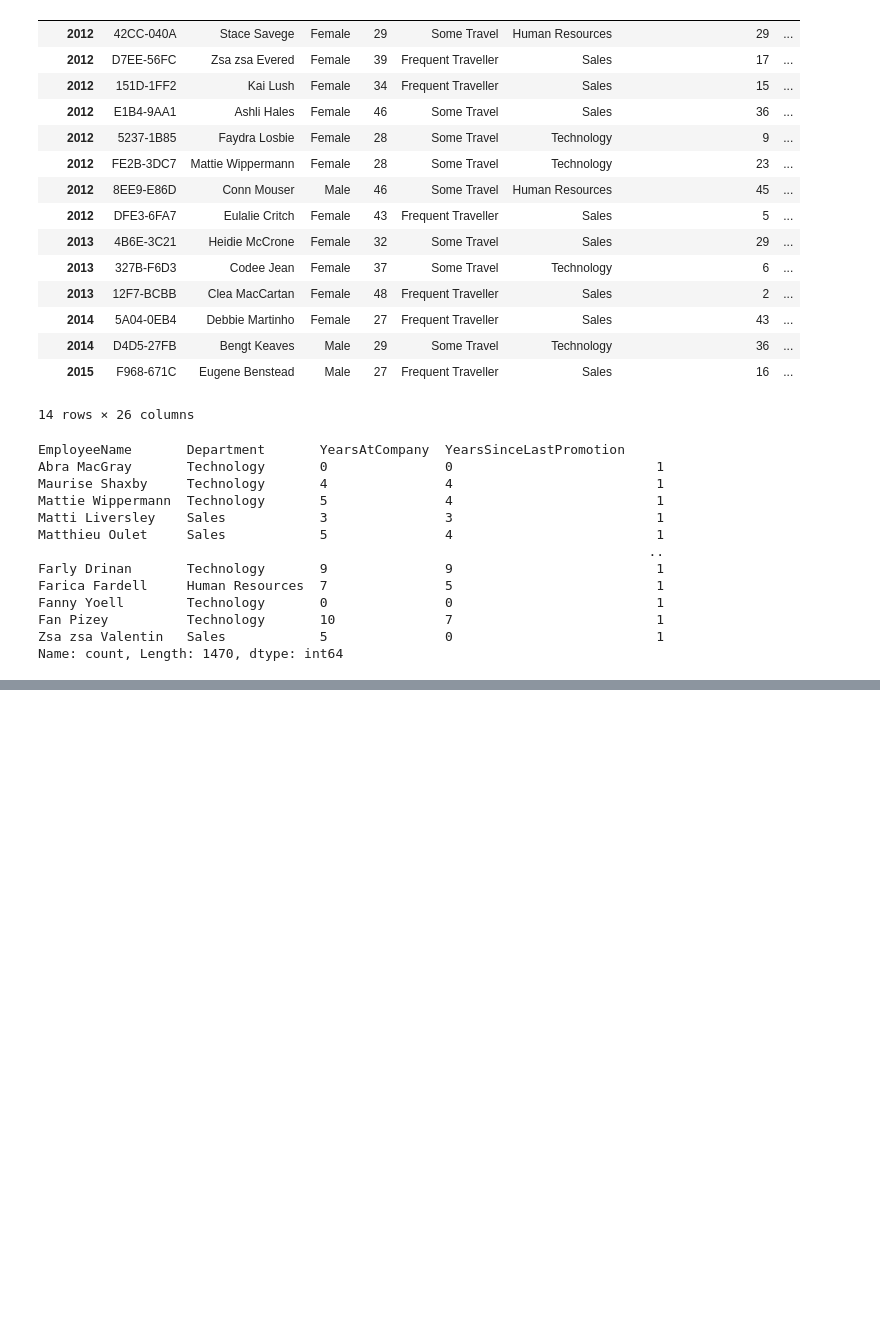
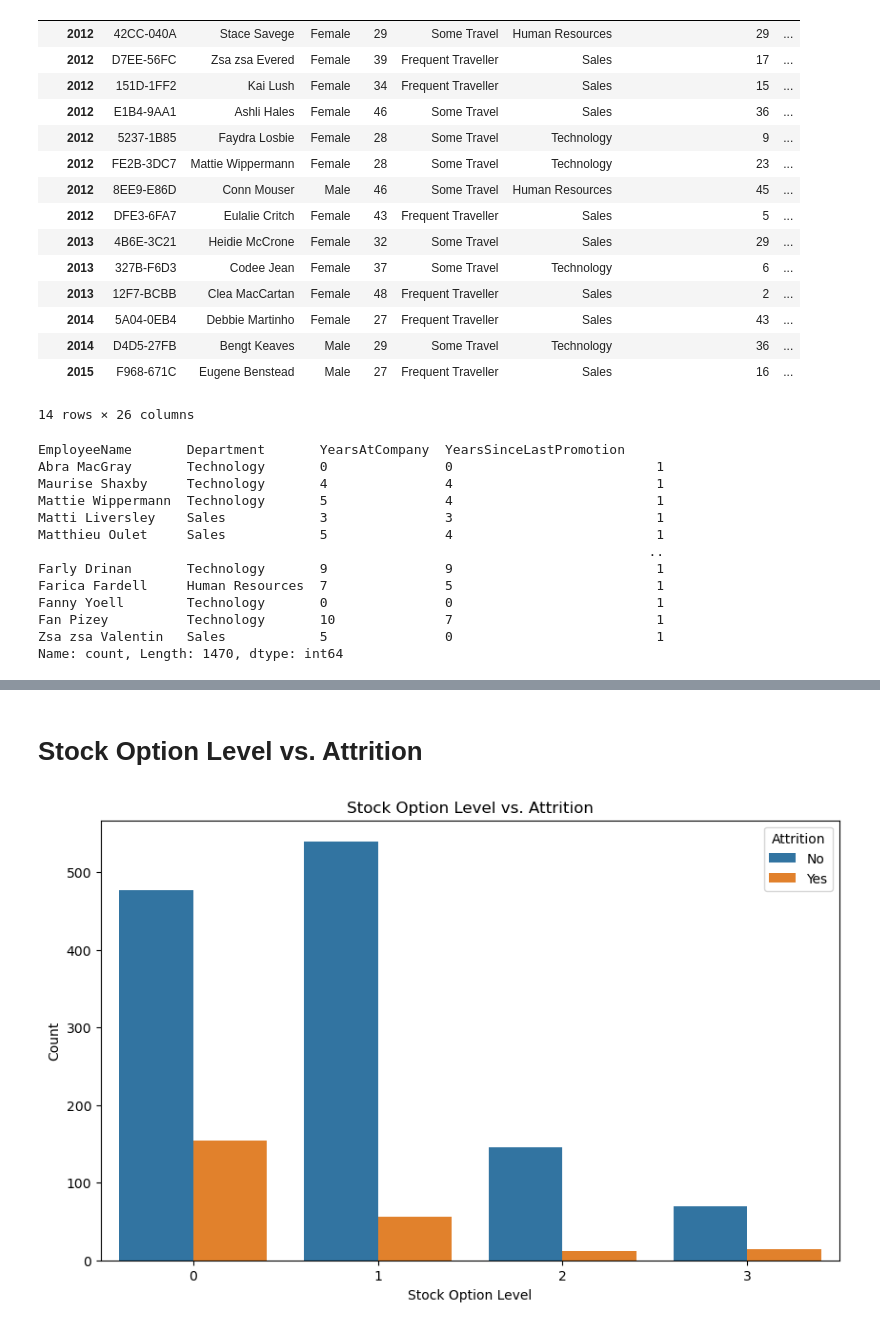
Before and after one commit to haneesha-thasni/Employee_dataset_analysis, a Jupyter notebook: employee dataset analysis.ipynb, the cells around one changed output, grey strips where cells are left out. Drawn from its saved outputs; the diff is of its cells as text; code cells hidden in the pictures; blank space fills up the shorter version.

```diff
--- a/employee dataset analysis.ipynb
+++ b/employee dataset analysis.ipynb
@@ -1106,0 +1156,11 @@ Name: count, Length: 1470, dtype: int64
+# %% [markdown]
+# Stock Option Level vs. Attrition
+# %%
+plt.figure(figsize=(10, 6))
+sns.countplot(data=df, x='StockOptionLevel', hue='Attrition')
+plt.title('Stock Option Level vs. Attrition')
+plt.xlabel('Stock Option Level')
+plt.ylabel('Count')
+plt.show()
+# %% [output]
+[figure, added]
```
Also changed, not shown: parts of 22 cells of this notebook.
